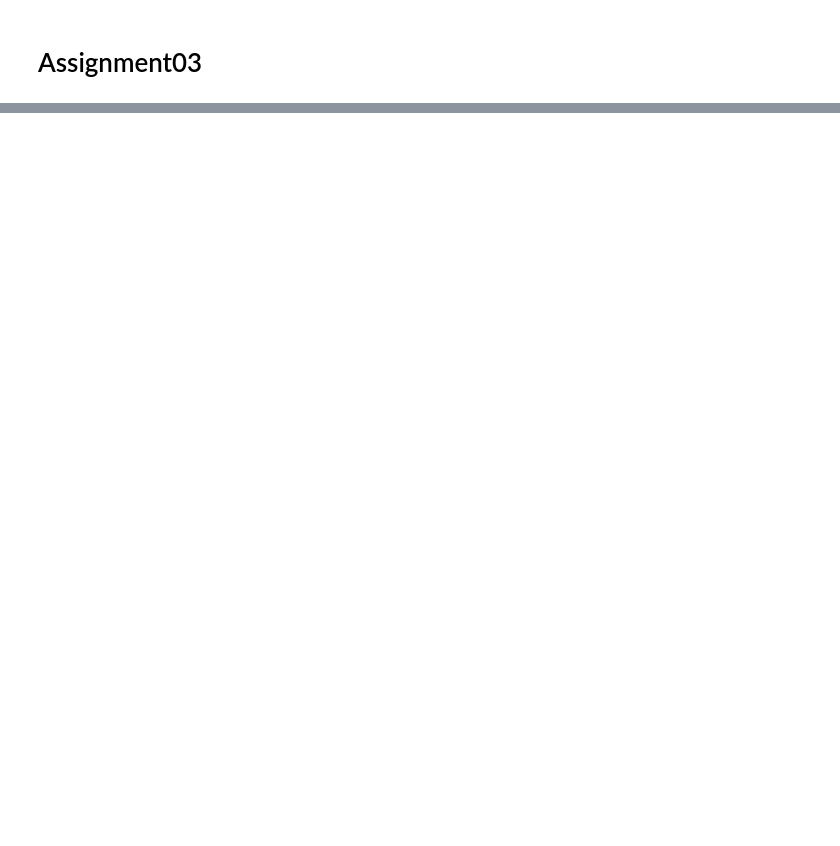
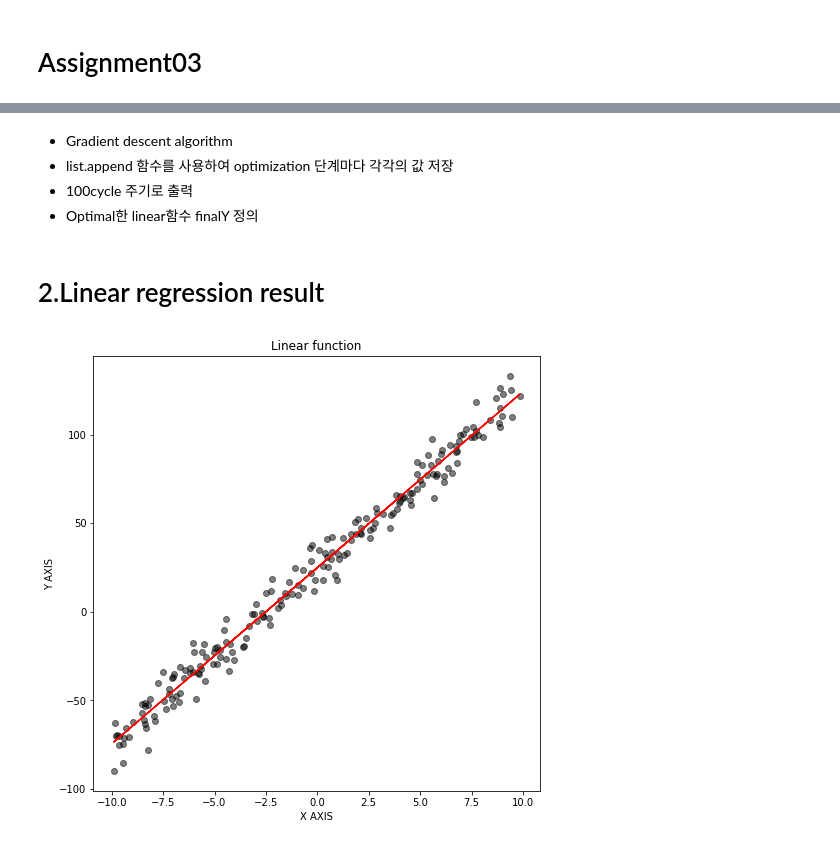
Before and after one commit to YangTaeSung/CAU-MachineLearning, a Jupyter notebook: assignment03.ipynb, the cells around one changed output, grey strips where cells are left out. Drawn from its saved outputs; the diff is of its cells as text; code cells hidden in the pictures; blank space fills up the shorter version.

```diff
--- a/assignment03.ipynb
+++ b/assignment03.ipynb
@@ -20,0 +28,6 @@ plt.show()
+# %%
+thetaZero = 0.0
+thetaOne = 0.0
+
+cycle = 3000
+learningLate = 0.01
@@ -20,0 +37,6 @@ plt.show()
+# %%
+iForGraph = []
+jFor3D = []
+newThetaOne = []
+newThetaZero = []
+noiseNum = len(x_data)
@@ -20,0 +45,18 @@ plt.show()
+# %%
+for i in range(cycle):
+
+  h = thetaZero + thetaOne * x_data
+  j = np.sum((h - y_data) ** 2) / (2 * noiseNum)
+
+  thetaZero = thetaZero - learningLate / noiseNum * np.sum((thetaOne * x_data - y_data + thetaZero))
+  thetaOne = thetaOne - learningLate / noiseNum * np.sum((thetaOne * x_data - y_data + thetaZero) * x_data)
+
+  iForGraph.append(i)
+  jFor3D.append(j)
+  newThetaOne.append(thetaOne)
+  newThetaZero.append(thetaZero)
+
+  if i % 100 == 0:
+        print('cycle : {:10d} cost: {:10f} thetaZero: {:10f} thetaOne: {:10f}'.format(i, j,thetaZero, thetaOne))
+
+finalY = thetaOne * x_data + thetaZero
@@ -20,0 +81,17 @@ plt.show()
+# %% [markdown]
+* Gradient descent algorithm
+* list.append 함수를 사용하여 optimization 단계마다 각각의 값 저장
+* 100cycle 주기로 출력
+* Optimal한 linear함수 finalY 정의
+# %% [markdown]
+# 2.Linear regression result
+# %%
+plt.figure(figsize=(8, 8)) # 그래프 사이즈 조절
+plt.scatter(x_data, y_data, c = 'black', alpha = 0.5) # alpha : 투명도
+plt.plot(x_data, finalY, "RED")
+plt.title('Linear function')
+plt.xlabel('X AXIS')
+plt.ylabel('Y AXIS')
+plt.show()
+# %% [output]
+[figure, added]
```
Also changed, not shown: parts of 6 cells of this notebook.
